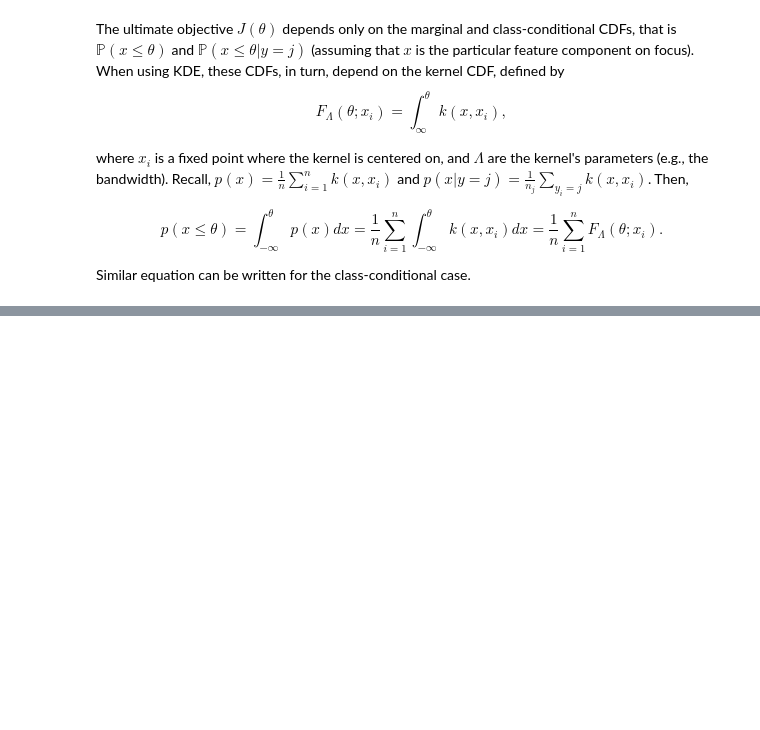
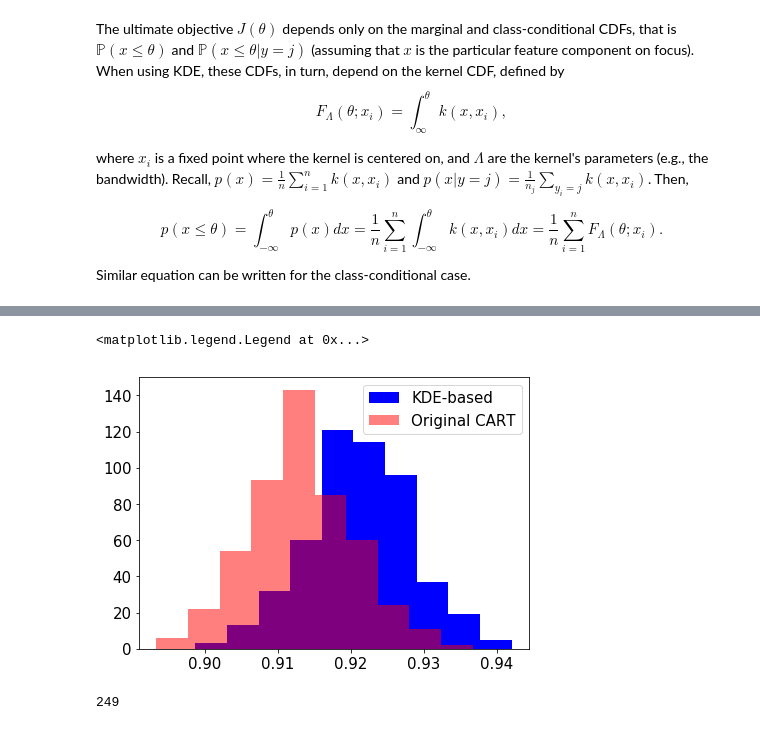
Before and after one commit to jamshids/decision-trees, a Jupyter notebook: GeneralNotes.ipynb, the cells around one changed output, grey strips where cells are left out. Saved outputs shown, nothing was run; the diff lists cells and outputs as text; code cells hidden in the pictures; blank space fills up the shorter version.

```diff
--- a/GeneralNotes.ipynb
+++ b/GeneralNotes.ipynb
@@ -356,0 +341,7 @@ array([ True,  True,  True,  True,  True,  True,  True,  True], dtype=bool)
+# %%
+seq, alphas = T.cost_complexity_seq()
+scores, best_T = fitting_tools.CV_prune(T, 5)
+
+print scores
+print len(T.leaf_inds)
+print len(best_T.leaf_inds)
@@ -356,0 +366,3 @@ array([ True,  True,  True,  True,  True,  True,  True,  True], dtype=bool)
+# %%
+sklearn_T = tree.DecisionTreeClassifier()
+sklearn_T.fit(np.transpose(X), labels)
@@ -356,0 +375,24 @@ array([ True,  True,  True,  True,  True,  True,  True,  True], dtype=bool)
+# %%
+n_exp = 500
+accs_1 = np.zeros((2, n_exp))
+best_T = seq[0]
+for i in range(n_exp):
+
+    X1 = 1.1*np.random.randn(2, n1)
+    X2 = np.random.randn(2, n2) + 2.5
+    X3 = np.random.randn(2, n2) + 5
+
+    test_X = np.concatenate((X1,X3,X2), axis=1)
+    test_labels = np.ones(n1+n2+n3)
+    test_labels[n1+n3:] = 2
+
+    # KDE-based tree
+    probs, preds = best_T.posteriors_predict(test_X)
+    class_preds = np.array([best_T.symbols[j] for j in preds])
+    accs_1[0,i] = np.sum(class_preds == test_labels) / float(len(test_labels))
+
+    # Original CART tree
+    accs_1[1,i] = np.sum(sklearn_T.predict(np.transpose(test_X)) == test_labels) / float(len(test_labels))
+
+    if np.remainder(i,10)==0:
+        print i
@@ -356,0 +417,17 @@ array([ True,  True,  True,  True,  True,  True,  True,  True], dtype=bool)
+# %%
+fig = plt.figure(figsize=(7,5))
+ax = fig.add_subplot(111)
+
+#plt.hist(np.transpose(accs_1), bins='auto', label=['KDE-based', 'Original CART'])
+plt.hist(accs_1[0,:], bins=10, label='KDE-based', color='blue')
+plt.hist(accs_1[1,:], bins=10, label='Original CART', color='red', alpha=.5)
+plt.xticks(fontsize=15)
+plt.yticks(fontsize=15)
+plt.legend(fontsize=15)
+# %% [output]
+<matplotlib.legend.Legend at 0x...>
+[figure, added]
+# %%
+sklearn_T.tree_.node_count
+# %% [output]
+249
```
Also changed, not shown: parts of 48 cells of this notebook.
